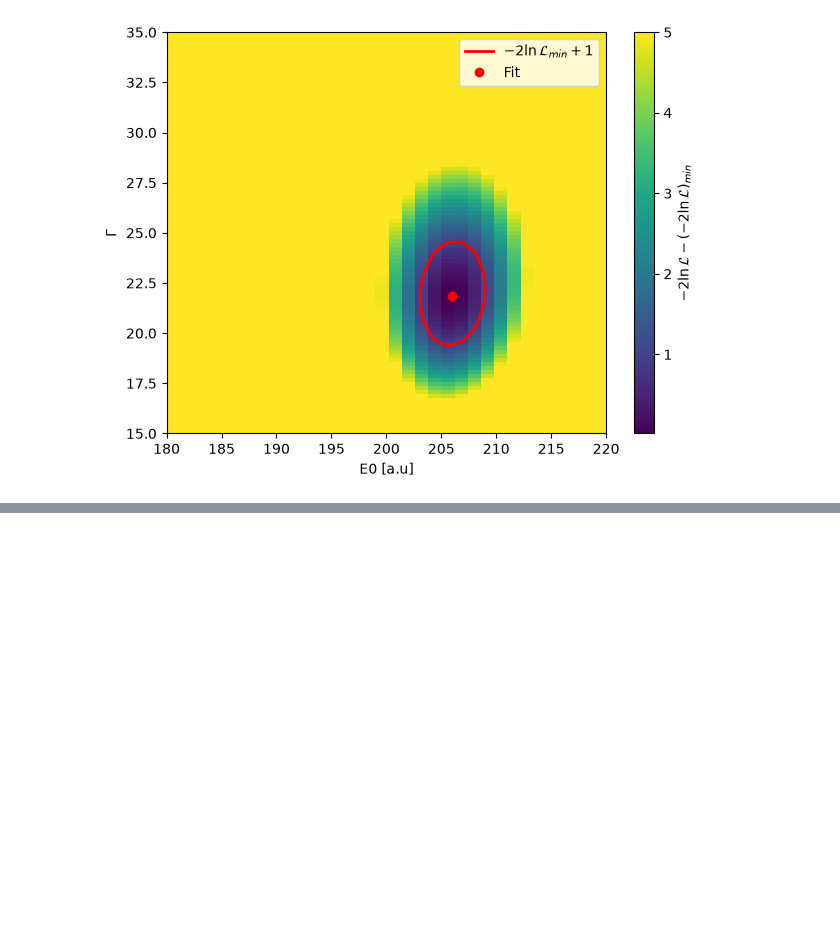
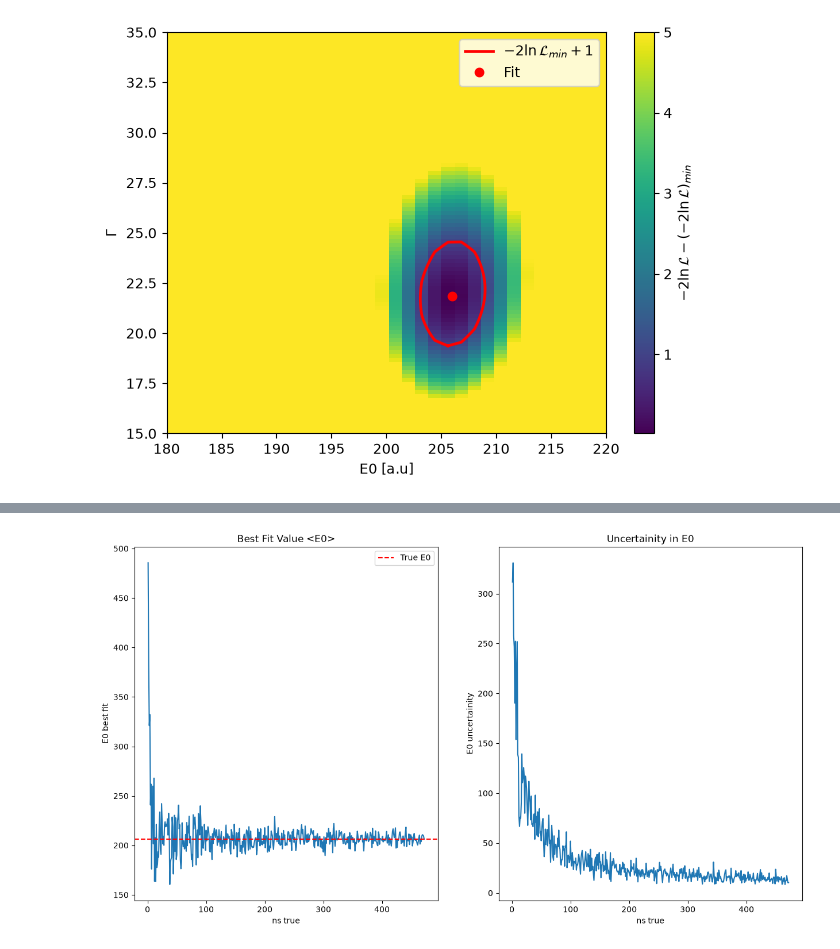
Before and after one commit to vigneshK0404/Data_Science_Projects, a Jupyter notebook: Project_2_Karthikeyan.ipynb, the cells around one changed output, grey strips where cells are left out. Drawn from its saved outputs; the diff is of its cells as text; code cells hidden in the pictures; blank space fills up the shorter version.

```diff
--- a/Project_2_Karthikeyan.ipynb
+++ b/Project_2_Karthikeyan.ipynb
@@ -25,10 +26,10 @@ plt.show()
 Eb = 100
 
 def signal(ns, G, E0, E) -> np.array:
-    return (ns/N_photons)*1/(np.pi*G*(1 + ((E-E0)/G)**2))
+    return (ns/N_photons)*cauchy.pdf(E, loc=E0, scale=G)
 
 def background(nb, E) -> np.array:
-    return (nb/N_photons)*(1/Eb)*(np.exp(-E/Eb))
+    return (nb/N_photons)*expon.pdf(E, loc=0, scale=Eb)
 
 def complete_pdf(x, E):
     ns, nb, E0 ,G = x
@@ -37,6 +38,11 @@ def complete_pdf(x, E):
 def loglikelihood(x, E) -> float:
     return -2*np.sum(np.log(complete_pdf(x,E)), axis=0)
 
+def ll_wrapper(x, ns, nb, G, E):
+    E0 = x[0]
+    x_list = [ns, nb, E0, G]
+    return loglikelihood(x_list,E)
+
 def total_photons_constraint(x):
     return x[0] + x[1] - N_photons
 # %%
@@ -138,0 +145,37 @@ G : 21.841578393823184 (-2.469013210969493 / +2.7074295834939655)
+# %%
+ns_set = np.arange(1,473,5,dtype=int)
+nb_set = 473 - ns_set
+G_mc = 200
+# %%
+E0_centrals = []
+E0_stds = []
+init_vals_iter = [E0_init]
+bounds_arr_iter = [E0_bound]
+num_repeats = 50
+for ns_i, nb_i in zip(ns_set,nb_set):
+    E_sig = cauchy.rvs(loc=E0, scale=G_mc, size=(num_repeats,ns_i))
+    E_bkg = expon.rvs(loc=0, scale=Eb, size=(num_repeats,nb_i))
+    E_total = np.concatenate((E_sig,E_bkg), axis=1)
+    E0_fits = []
+    for E_iter in E_total:
+        min_params = minimize(ll_wrapper, x0=init_vals_iter, args=(ns_i, nb_i, G_mc, E_iter) ,method="SLSQP", bounds=bounds_arr_iter)
+        if(min_params.success):
+            E0_fits.append(min_params.x)
+    E0_centrals.append(np.mean(E0_fits))
+    E0_stds.append(np.std(E0_fits,ddof=1))
+# %%
+fig,axes = plt.subplots(ncols=2, figsize=(15,8))
+
+axes[0].set_title("Best Fit Value <E0>")
+axes[0].plot(ns_set, E0_centrals)
+axes[0].set_xlabel("ns true")
+axes[0].set_ylabel("E0 best fit")
+axes[0].axhline(y=E0, color='red', linestyle='--', label='True E0')
+axes[1].set_title("Uncertainity in E0")
+axes[1].plot(ns_set, E0_stds)
+axes[1].set_xlabel("ns true")
+axes[1].set_ylabel("E0 uncertainity")
+axes[0].legend()
+plt.show()
+# %% [output]
+[figure, added]
```
Also changed, not shown: parts of 4 cells of this notebook.
